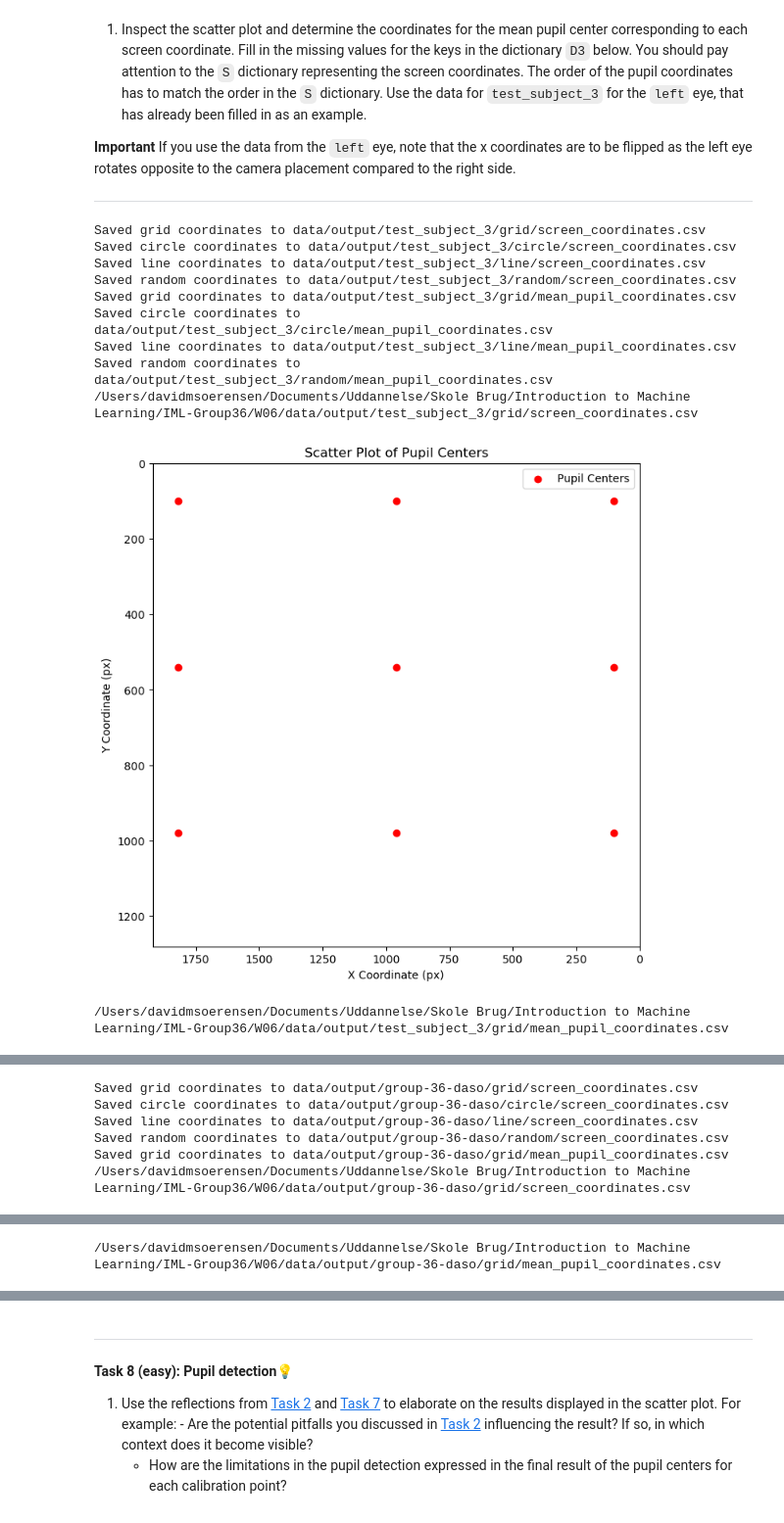
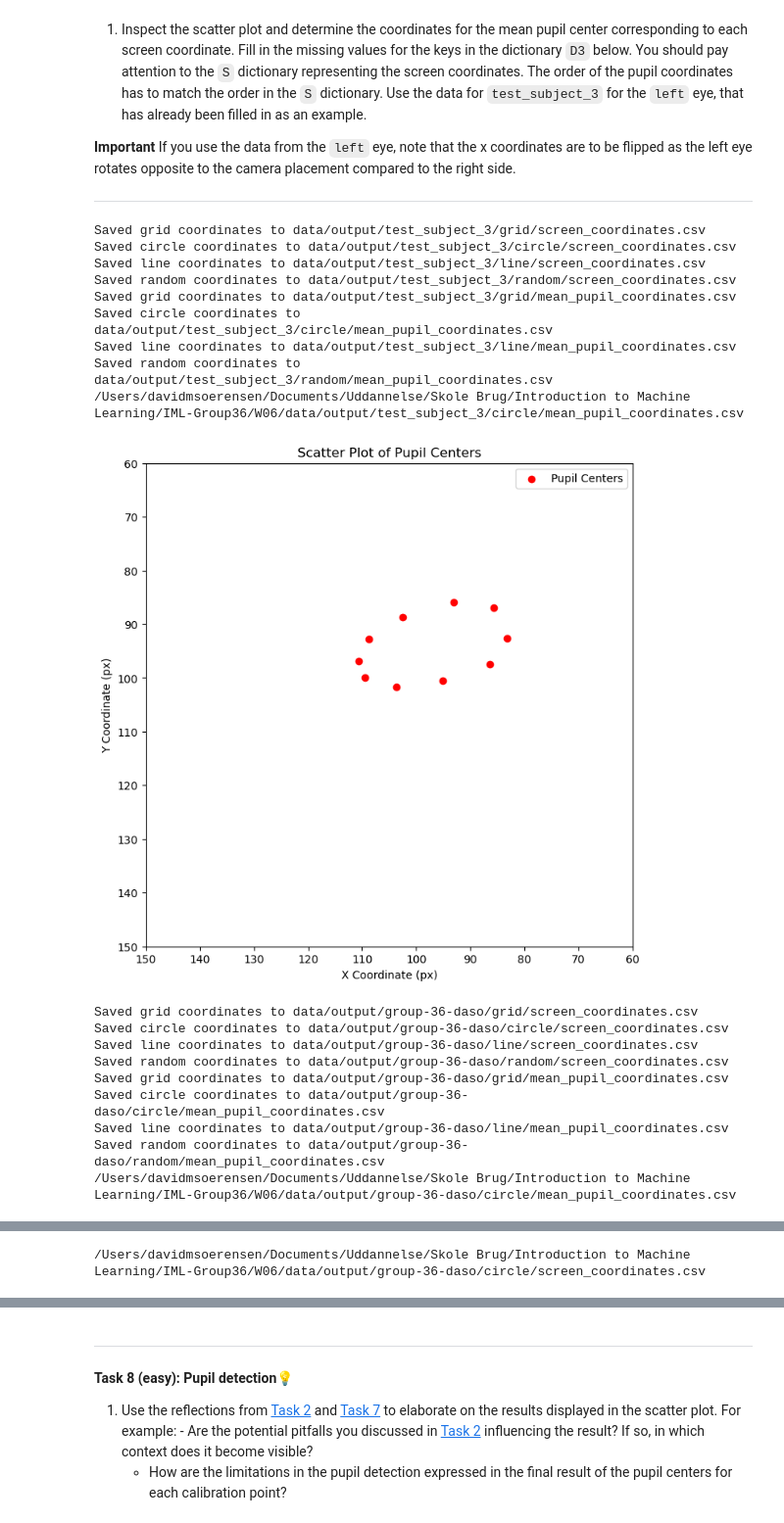
Before and after one commit to SirSorensen/IML-Group36, a Jupyter notebook: W06/01-data-preprocessing.ipynb, the cells around one changed output, grey strips where cells are left out. Shown at 98% size. Saved outputs shown, nothing was run; the diff lists cells and outputs as text; code cells hidden in the pictures.

Commit message:
W06 : Done with circle

```diff
--- a/W06/01-data-preprocessing.ipynb
+++ b/W06/01-data-preprocessing.ipynb
@@ -137,7 +137,7 @@ Note that the output folder should only contain frames extracted from a single `
 # %%
 # Extract frames from the video
 folder_name = 'group-36-daso'
-video_name = 'grid'
+video_name = 'circle'
 output_folder = folder_name
 video_file =f"data/test_subjects/{folder_name}/{video_name}.mp4"
 output_directory = f"data/output/{output_folder}/{video_name}"
@@ -451,45 +454,54 @@ D = {'test_subject_3': {'grid':    np.array([[111.91,95.43], [99.28,92.39], [81.
                         'circle':  np.array([[83.24,92.59], [86.38,97.43], [95.16,100.55], [103.75,101.64], [109.55,99.93], [110.71,96.87],[108.69,92.73], [102.51,88.67], [93.08,85.84], [85.66,86.88]]),
                         'line':    np.array([[109.90,94.63], [107.62,93.96], [104.72,92.95],[101.69,91.77], [98.77,90.81], [95.43,90.41],[91.78,89.96], [88.40,89.42], [84.88,88.54], [81.34,88.45]]),
                         'random':  np.array([[90.89,82.95], [92.09,89.36], [107.81,94.23], [96.36,87.18], [83.69,81.99]])},
-      'group-36-daso': {'grid':    np.array([[135,89], [121,87], [107, 85], [134, 98], [123, 94], [108, 91], [135, 104], [122, 102], [107,100]])
+      'group-36-daso': {'grid':    np.array([[135,89], [121,87], [107, 85], [134, 98], [123, 94], [108, 91], [135, 104], [122, 102], [107,100]]),
+                        'circle':  np.array([[133, 93.5], [131,96.5], [126,97], [118,95.4], [111.5,92], [108,88], [110,83.6], [117,82.9], [125.5,85.5], [131,89.2]]),
+                        'line':    np.array([]),
+                        'random':  np.array([])
                         } #Write your coordinates in the dictionaty 'group-xx-xxxx' following the structure of 'test_subject_3'
 
 }
 # %%
-video_name = 'grid'
 test_subject = 'test_subject_3' # change the variable 'test_subject* in accordance to the naming of the folder containing your data and run
-output_folder = test_subject
-output_directory = f"data/output/{output_folder}/{video_name}"
+output_directory = f"data/output/{test_subject}/{video_name}"
 csv_file = f"{output_directory}/screen_coordinates.csv"
 
 iml_util.save_coordinates_to_csv(S, test_subject, 'screen')
 iml_util.save_coordinates_to_csv(D[test_subject], test_subject, 'mean_pupil')
-iml_util.visualize_screen_coordinates(csv_file, video_name)
+#iml_util.visualize_screen_coordinates(csv_file, video_name)
 
 csv_file = f"{output_directory}/mean_pupil_coordinates.csv"
 iml_util.visualize_pupil_centers(csv_file, video_name)
 
-video_name = 'grid'
 test_subject = 'group-36-daso' # change the variable 'test_subject* in accordance to the naming of the folder containing your data and run
-output_folder = test_subject
-output_directory = f"data/output/{output_folder}/{video_name}"
-csv_file = f"{output_directory}/screen_coordinates.csv"
+output_directory = f"data/output/{test_subject}/{video_name}"
+
 
 iml_util.save_coordinates_to_csv(S, test_subject, 'screen')
 iml_util.save_coordinates_to_csv(D[test_subject], test_subject, 'mean_pupil')
-iml_util.visualize_screen_coordinates(csv_file, video_name)
 
 csv_file = f"{output_directory}/mean_pupil_coordinates.csv"
 iml_util.visualize_pupil_centers(csv_file, video_name)
+
+csv_file = f"{output_directory}/screen_coordinates.csv"
+iml_util.visualize_screen_coordinates(csv_file, video_name)
 # %% [output]
 Saved grid coordinates to data/output/test_subject_3/grid/screen_coordinates.csv
 Saved circle coordinates to data/output/test_subject_3/circle/screen_coordinates.csv
 Saved line coordinates to data/output/test_subject_3/line/screen_coordinates.csv
 Saved random coordinates to data/output/test_subject_3/random/screen_coordinates.csv
 Saved grid coordinates to data/output/test_subject_3/grid/mean_pupil_coordinates.csv
 Saved circle coordinates to data/output/test_subject_3/circle/mean_pupil_coordinates.csv
 Saved line coordinates to data/output/test_subject_3/line/mean_pupil_coordinates.csv
 Saved random coordinates to data/output/test_subject_3/random/mean_pupil_coordinates.csv
-/Users/davidmsoerensen/Documents/Uddannelse/Skole Brug/Introduction to Machine Learning/IML-Group36/W06/data/output/test_subject_3/grid/screen_coordinates.csv
+/Users/davidmsoerensen/Documents/Uddannelse/Skole Brug/Introduction to Machine Learning/IML-Group36/W06/data/output/test_subject_3/circle/mean_pupil_coordinates.csv
-[figure, old version]
+[figure, new version]
-/Users/davidmsoerensen/Documents/Uddannelse/Skole Brug/Introduction to Machine Learning/IML-Group36/W06/data/output/test_subject_3/grid/mean_pupil_coordinates.csv
+Saved grid coordinates to data/output/group-36-daso/grid/screen_coordinates.csv
+Saved circle coordinates to data/output/group-36-daso/circle/screen_coordinates.csv
+Saved line coordinates to data/output/group-36-daso/line/screen_coordinates.csv
+Saved random coordinates to data/output/group-36-daso/random/screen_coordinates.csv
+Saved grid coordinates to data/output/group-36-daso/grid/mean_pupil_coordinates.csv
+Saved circle coordinates to data/output/group-36-daso/circle/mean_pupil_coordinates.csv
+Saved line coordinates to data/output/group-36-daso/line/mean_pupil_coordinates.csv
+Saved random coordinates to data/output/group-36-daso/random/mean_pupil_coordinates.csv
+/Users/davidmsoerensen/Documents/Uddannelse/Skole Brug/Introduction to Machine Learning/IML-Group36/W06/data/output/group-36-daso/circle/mean_pupil_coordinates.csv
@@ -497,6 +509 @@ Saved random coordinates to data/output/test_subject_3/random/mean_pupil_coordin
-Saved grid coordinates to data/output/group-36-daso/grid/screen_coordinates.csv
-Saved circle coordinates to data/output/group-36-daso/circle/screen_coordinates.csv
-Saved line coordinates to data/output/group-36-daso/line/screen_coordinates.csv
-Saved random coordinates to data/output/group-36-daso/random/screen_coordinates.csv
-Saved grid coordinates to data/output/group-36-daso/grid/mean_pupil_coordinates.csv
-/Users/davidmsoerensen/Documents/Uddannelse/Skole Brug/Introduction to Machine Learning/IML-Group36/W06/data/output/group-36-daso/grid/screen_coordinates.csv
+/Users/davidmsoerensen/Documents/Uddannelse/Skole Brug/Introduction to Machine Learning/IML-Group36/W06/data/output/group-36-daso/circle/screen_coordinates.csv
@@ -504 +510,0 @@ Saved grid coordinates to data/output/group-36-daso/grid/mean_pupil_coordinates.
-/Users/davidmsoerensen/Documents/Uddannelse/Skole Brug/Introduction to Machine Learning/IML-Group36/W06/data/output/group-36-daso/grid/mean_pupil_coordinates.csv
```
Also changed, not shown: parts of 4 cells of this notebook.
